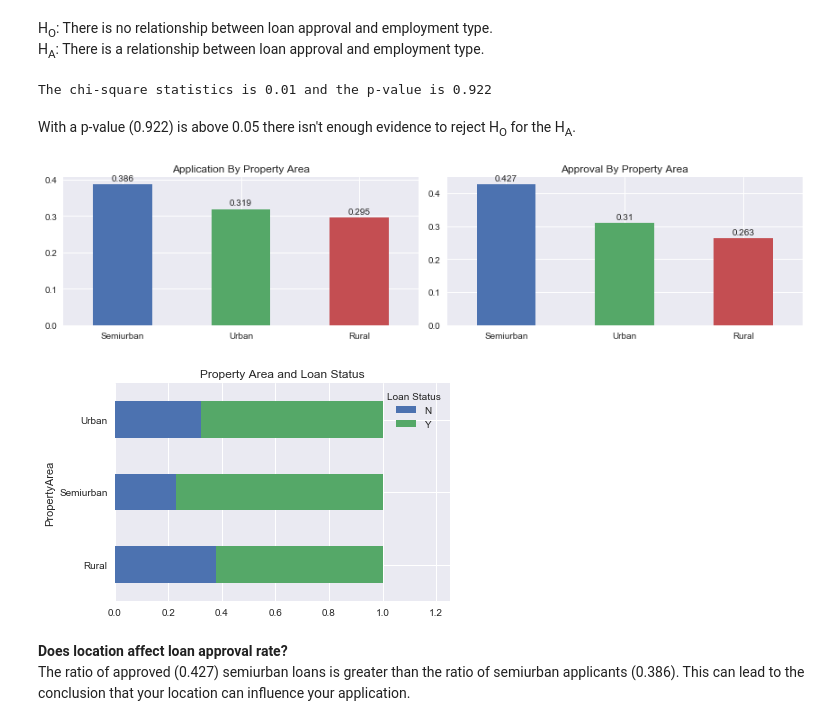
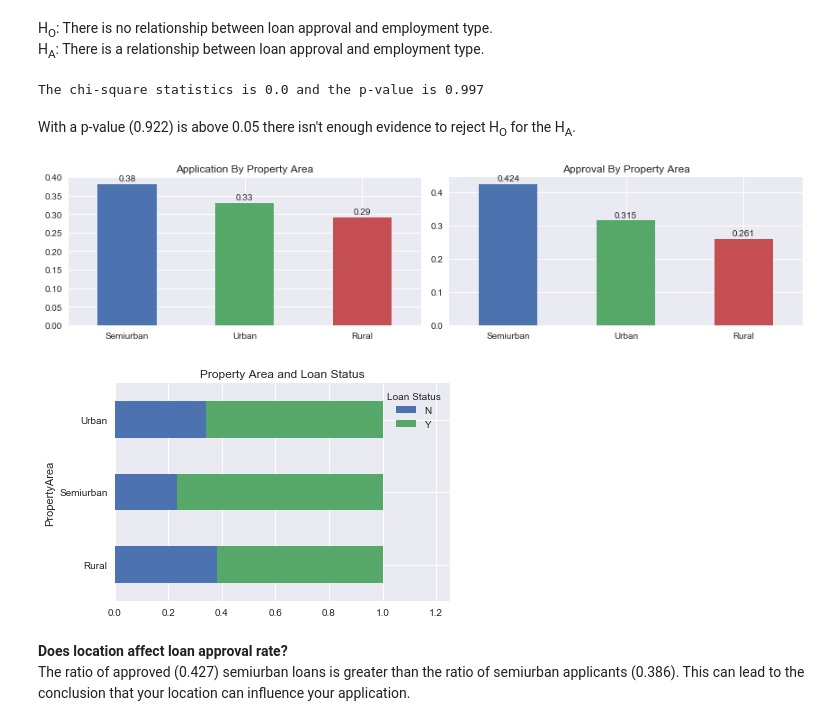
Before and after one commit to sedale33/Springboard, a Jupyter notebook: CP1HomeLoan.ipynb, the cells around one changed output. Saved outputs shown, nothing was run; the diff lists cells and outputs as text; code cells hidden in the pictures.

```diff
--- a/CP1HomeLoan.ipynb
+++ b/CP1HomeLoan.ipynb
@@ -284,4 +232,4 @@ plt.show()
 # %%
-approved = df3[df3['LoanStatus'] == 'Y']
-denied = df3[df3['LoanStatus'] == 'N']
+approved = df2[df2['LoanStatus'] == 'Y']
+denied = df2[df2['LoanStatus'] == 'N']
 # %%
@@ -313,11 +262,11 @@ The correlation coefficient of our observed data is r = 0.657 and the p-value is
 # %% [markdown]
 With a p-value that is infinitesimally below 0.05 there is very strong evidence to reject H<sub>O</sub> for the H<sub>A</sub>.
 # %%
-df3['LoanStatus'].value_counts(normalize=True).plot(kind='bar', rot=0)
+df2['LoanStatus'].value_counts(normalize=True).plot(kind='bar', rot=0)
 
 #Add labels
-x = list(round(df3['LoanStatus'].value_counts(normalize=True), 3).index)
-y = round(df3['LoanStatus'].value_counts(normalize=True), 3)
+x = list(round(df2['LoanStatus'].value_counts(normalize=True), 2).index)
+y = round(df2['LoanStatus'].value_counts(normalize=True), 2)
 x_pos = [i for i, _ in enumerate(x)]
 
 for a, b in zip(x_pos,y):
@@ -331,16 +280,16 @@ plt.show()
 **What is the rate of loan approval?** <br>
 The loans are approved at a rate of 0.7.
 # %%
-plt.figure(figsize=(12,3))
+plt.figure(figsize=(12,2))
 
 #Plot of Application By Property Area
 plt.subplot(1,2,1)
-df3['Dependents'].value_counts(normalize=True).plot(kind='bar', rot=0)
+df2['Dependents'].value_counts(normalize=True).plot(kind='bar', rot=0)
 plt.title('Application By Dependents')
 
 #Add labels
-x = list(round(df3['Dependents'].value_counts(normalize=True), 3).index)
-y = round(df3['Dependents'].value_counts(normalize=True), 3)
+x = list(round(df2['Dependents'].value_counts(normalize=True), 2).index)
+y = round(df2['Dependents'].value_counts(normalize=True), 2)
 x_pos = [i for i, _ in enumerate(x)]
 
 for a, b in zip(x_pos,y):
@@ -351,8 +300,8 @@ plt.subplot(1,2,2)
 approved['Dependents'].value_counts(normalize=True).plot(kind='bar', rot=0)
 plt.title('Approval By Dependents')
 
-x = list(round(df3['Dependents'].value_counts(normalize=True), 3).index)
-y = round(approved['Dependents'].value_counts(normalize=True), 3)
+x = list(round(df2['Dependents'].value_counts(normalize=True), 2).index)
+y = round(approved['Dependents'].value_counts(normalize=True), 2)
 x_pos = [i for i, _ in enumerate(x)]
 
 for a, b in zip(x_pos,y):
@@ -387,12 +336,12 @@ With a p-value (0.314) is above 0.05 there isn't enough evidence to reject H<sub
 plt.figure(figsize=(12,3))
 
 plt.subplot(1,3,1)
-df3['SelfEmployed'].value_counts(normalize=True).plot(kind='bar', rot=0)
+df2['SelfEmployed'].value_counts(normalize=True).plot(kind='bar', rot=0)
 plt.title('Application by Employment')
 
 #Add labels
-x = list(round(df3['SelfEmployed'].value_counts(normalize=True), 3).index)
-y = round(df3['SelfEmployed'].value_counts(normalize=True), 3)
+x = list(round(df2['SelfEmployed'].value_counts(normalize=True), 3).index)
+y = round(df2['SelfEmployed'].value_counts(normalize=True), 3)
 x_pos = [i for i, _ in enumerate(x)]
 
 for a, b in zip(x_pos,y):
@@ -442,52 +391,52 @@ The rates of application and approval are indeed similar. Therefore self employm
 H<sub>O</sub>: There is no relationship between loan approval and employment type. <br>
 H<sub>A</sub>: There is a relationship between loan approval and employment type.
 # %%
-sc, sp = stats.chi2_contingency(df3.groupby(['SelfEmployed','LoanStatus']).size().unstack())[0:2]
+sc, sp = stats.chi2_contingency(df2.groupby(['SelfEmployed','LoanStatus']).size().unstack())[0:2]
 print('The chi-square statistics is', round(sc, 2), 'and the p-value is',round(sp,3))
 # %% [output]
-The chi-square statistics is 0.01 and the p-value is 0.922
+The chi-square statistics is 0.0 and the p-value is 0.997
 # %% [markdown]
 With a p-value (0.922) is above 0.05 there isn't enough evidence to reject H<sub>O</sub> for the H<sub>A</sub>.
 # %%
 plt.figure(figsize=(12,3))
 
 #Plot of Application By Property Area
 plt.subplot(1,2,1)
-df3['PropertyArea'].value_counts(normalize=True).plot(kind='bar', rot=0)
+df2['PropertyArea'].value_counts(normalize=True).plot(kind='bar', rot=0)
 plt.title('Application By Property Area')
 
 #Add labels
-x = list(round(df3['PropertyArea'].value_counts(normalize=True), 3).index)
-y = round(df3['PropertyArea'].value_counts(normalize=True), 3)
+x = list(round(df2['PropertyArea'].value_counts(normalize=True), 3).index)
+y = round(df2['PropertyArea'].value_counts(normalize=True), 3)
 x_pos = [i for i, _ in enumerate(x)]
 
 for a, b in zip(x_pos,y):
     plt.text(a, b + 0.01, b, ha='center')
 
 #Plot of Approval By Property Area
 plt.subplot(1,2,2)
 approved['PropertyArea'].value_counts(normalize=True).plot(kind='bar', rot=0)
 plt.title('Approval By Property Area')
 
-x = list(round(df3['PropertyArea'].value_counts(normalize=True), 3).index)
+x = list(round(df2['PropertyArea'].value_counts(normalize=True), 3).index)
 y = round(approved['PropertyArea'].value_counts(normalize=True), 3)
 x_pos = [i for i, _ in enumerate(x)]
 
 for a, b in zip(x_pos,y):
     plt.text(a, b + 0.01, b, ha='center')
 
 plt.tight_layout()
 plt.show()
 # %% [output]
-[figure, old version]
+[figure, new version]
 # %%
-df3.groupby(['PropertyArea','LoanStatus'], sort=True).size().groupby(level=[0]).apply(lambda x: x / x.sum()).unstack().plot.barh(stacked=True, rot=0)
+df2.groupby(['PropertyArea','LoanStatus'], sort=True).size().groupby(level=[0]).apply(lambda x: x / x.sum()).unstack().plot.barh(stacked=True, rot=0)
 plt.title('Property Area and Loan Status')
 plt.legend(title='Loan Status')
 plt.margins(0.25)
 plt.show()
 # %% [output]
-[figure, old version]
+[figure, new version]
 # %% [markdown]
 **Does location affect loan approval rate?**<br>
 The ratio of approved (0.427) semiurban loans is greater than the ratio of semiurban applicants (0.386). This can lead to the conclusion that your location can influence your application.
```
Also changed, not shown: parts of 57 cells of this notebook.
